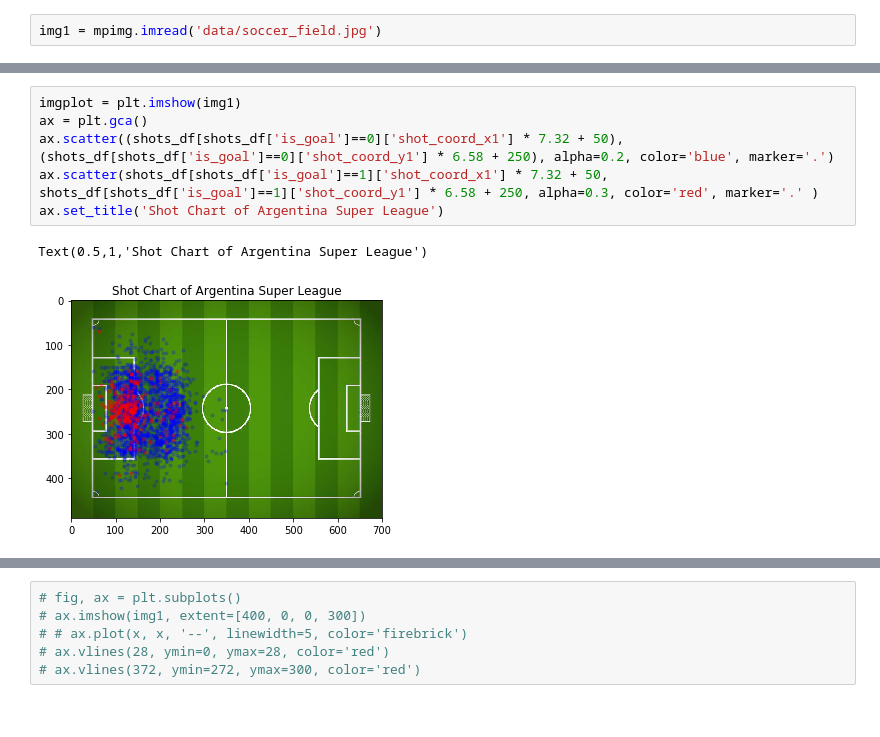
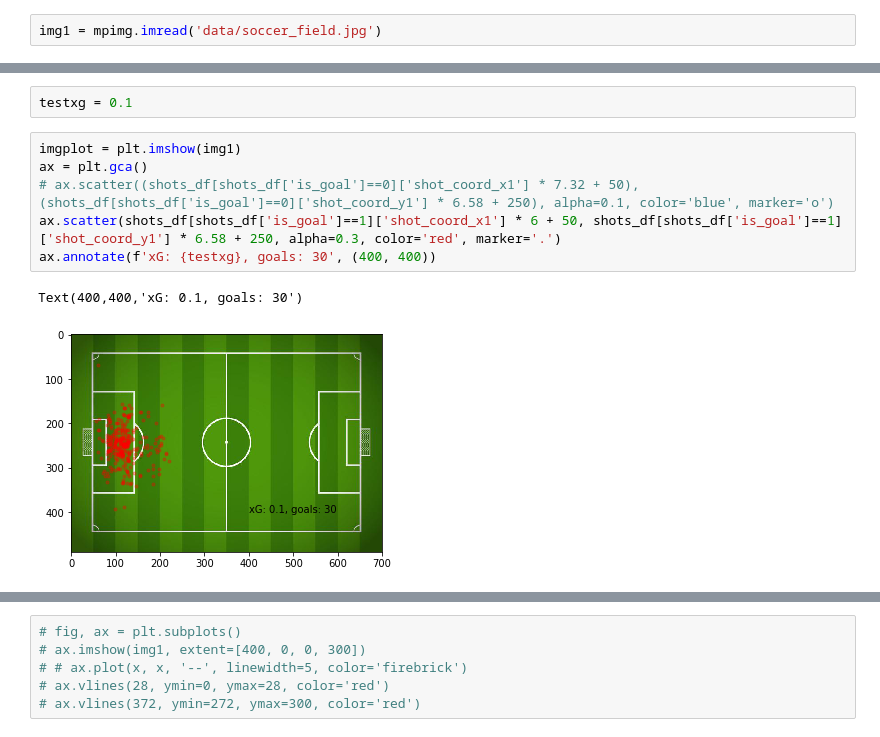
Before and after one commit to d-v-dlee/super_liga_xg, a Jupyter notebook: archives/_pickle_tables.ipynb, the cells around one changed output, grey strips where cells are left out. Saved outputs shown, nothing was run; the diff lists cells and outputs as text.

```diff
--- a/archives/_pickle_tables.ipynb
+++ b/archives/_pickle_tables.ipynb
@@ -1088,9 +1150,11 @@ ax.scatter(shots_df[shots_df['is_goal']==1]['shot_coord_x1'] * 7.32 + 50, shots_
+# %%
+testxg = 0.1
 # %%
 imgplot = plt.imshow(img1)
 ax = plt.gca()
-ax.scatter((shots_df[shots_df['is_goal']==0]['shot_coord_x1'] * 7.32 + 50), (shots_df[shots_df['is_goal']==0]['shot_coord_y1'] * 6.58 + 250), alpha=0.2, color='blue', marker='.')
-ax.scatter(shots_df[shots_df['is_goal']==1]['shot_coord_x1'] * 7.32 + 50, shots_df[shots_df['is_goal']==1]['shot_coord_y1'] * 6.58 + 250, alpha=0.3, color='red', marker='.' )
-ax.set_title('Shot Chart of Argentina Super League')
+# ax.scatter((shots_df[shots_df['is_goal']==0]['shot_coord_x1'] * 7.32 + 50), (shots_df[shots_df['is_goal']==0]['shot_coord_y1'] * 6.58 + 250), alpha=0.1, color='blue', marker='o')
+ax.scatter(shots_df[shots_df['is_goal']==1]['shot_coord_x1'] * 6 + 50, shots_df[shots_df['is_goal']==1]['shot_coord_y1'] * 6.58 + 250, alpha=0.3, color='red', marker='.')
+ax.annotate(f'xG: {testxg}, goals: 30', (400, 400))
 # %% [output]
-Text(0.5,1,'Shot Chart of Argentina Super League')
+Text(400,400,'xG: 0.1, goals: 30')
-[figure, old version]
+[figure, new version]
```
Also changed, not shown: parts of 39 cells of this notebook, 4 other files.
